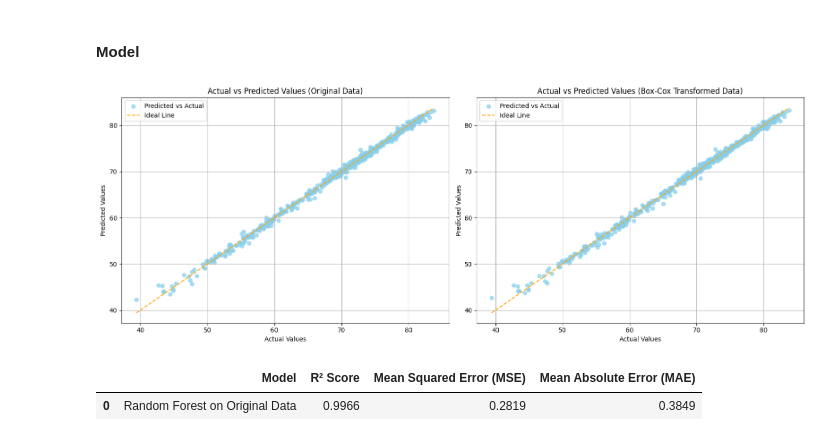
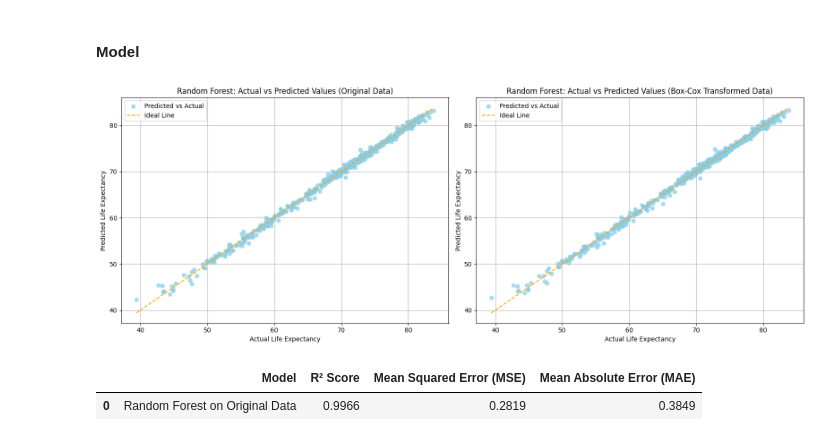
Before and after one commit to malinhauglandh/life-expectancy-prediction, a Jupyter notebook: eda/feature_selection.ipynb, the cells around one changed output. Cells and saved outputs as stored; diff of their text form; code cells hidden in the pictures.

```diff
--- a/eda/feature_selection.ipynb
+++ b/eda/feature_selection.ipynb
@@ -798,40 +798,40 @@ y_pred_rf = rf_model.predict(X_optimal_test)  # Predict on the test set
 rf_model = RandomForestRegressor(n_estimators=100, random_state=42)
 rf_model.fit(X_optimal, y_train_og)  # Train on the training set
 
 # Generate predictions on the test set
 y_pred_rf_og = rf_model.predict(X_optimal_test_og)  # Predict on the test set
 
 
 # Create a figure with two subplots side by side
 fig, (ax1, ax2) = plt.subplots(1, 2, figsize=(16, 6))
 
 # For the transformed (Box-Cox transformed) data
 y_test_inv = inv_boxcox(y_test, lambda_val)
 y_pred_rf_inv = inv_boxcox(y_pred_rf, lambda_val)
 
 # First plot: Actual vs Predicted for the first model (y_test_og vs y_pred_rf_og)
 ax1.scatter(y_test_og, y_pred_rf_og, color='skyblue', label='Predicted vs Actual', alpha=0.7)
 ax1.plot([min(y_test_og), max(y_test_og)], [min(y_test_og), max(y_test_og)], color='orange', linestyle='--', label='Ideal Line')
-ax1.set_title('Actual vs Predicted Values (Original Data)')
-ax1.set_xlabel('Actual Values')
-ax1.set_ylabel('Predicted Values')
+ax1.set_title('Random Forest: Actual vs Predicted Values (Original Data)')
+ax1.set_xlabel('Actual Life Expectancy')
+ax1.set_ylabel('Predicted Life Expectancy')
 ax1.legend()
 ax1.grid(True)
 
 # Second plot: Actual vs Predicted for the second model (y_test vs y_pred_rf)
 ax2.scatter(y_test_inv, y_pred_rf_inv, color='skyblue', label='Predicted vs Actual', alpha=0.7)
 ax2.plot([min(y_test_inv), max(y_test_inv)], [min(y_test_inv), max(y_test_inv)], color='orange', linestyle='--', label='Ideal Line')
-ax2.set_title('Actual vs Predicted Values (Box-Cox Transformed Data)')
-ax2.set_xlabel('Actual Values')
-ax2.set_ylabel('Predicted Values')
+ax2.set_title('Random Forest: Actual vs Predicted Values (Box-Cox Transformed Data)')
+ax2.set_xlabel('Actual Life Expectancy')
+ax2.set_ylabel('Predicted Life Expectancy')
 ax2.legend()
 ax2.grid(True)
 
 # Show the plots
 plt.tight_layout()
 plt.show()
 # %% [output]
-[figure, old version]
+[figure, new version]
 # %%
 # Calculate the R², MSE and MAE score for the Random Forest model
 r2_rf = r2_score(y_test_og, y_pred_rf_og)
```
Also changed, not shown: parts of 4 cells of this notebook.
